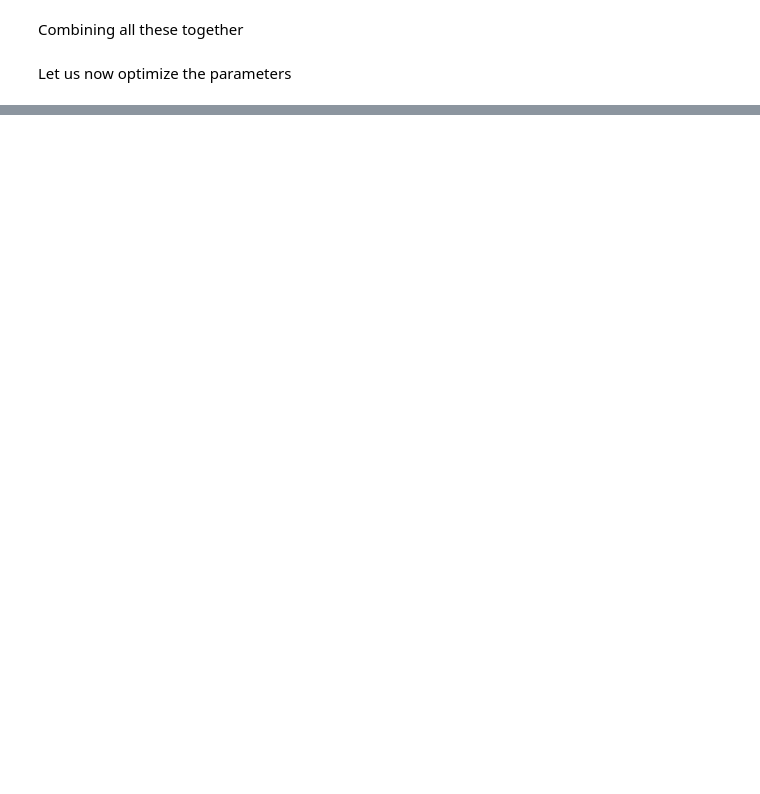
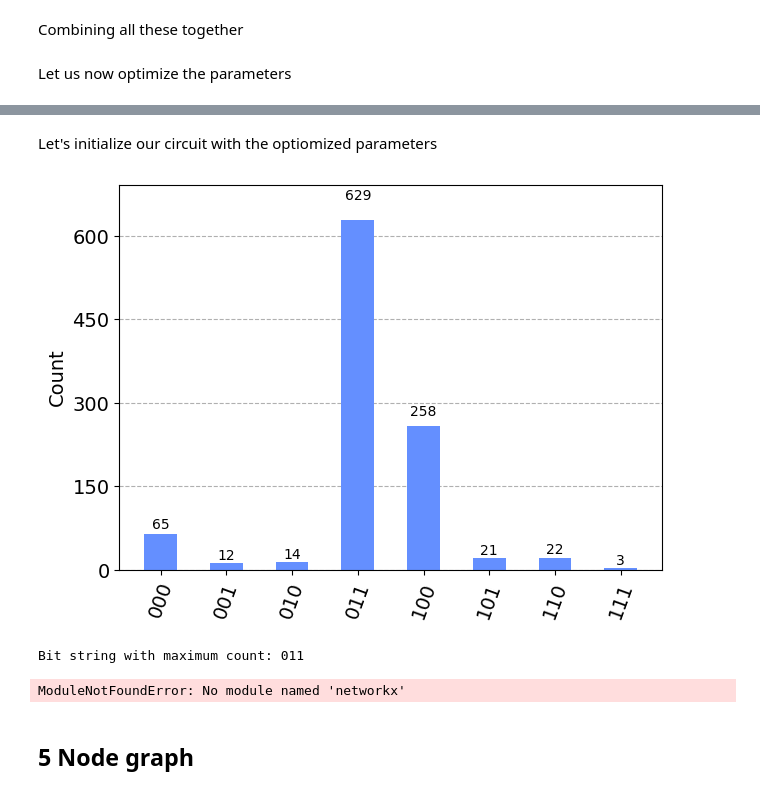
Before and after one commit to Matrixmang0/MIS-QAOA, a Jupyter notebook: Untitled.ipynb, the cells around one changed output, grey strips where cells are left out. Cells and saved outputs as stored; diff of their text form; code cells hidden in the pictures; blank space fills up the shorter version.

```diff
--- a/Untitled.ipynb
+++ b/Untitled.ipynb
@@ -417,4 +423,35 @@ MIS_energy(counts, edgesG1)
 # %% [markdown]
 Combining all these together
+# %%
+def optimization_objective(p, graph, num_nodes):
+
+    def objective(params):
+
+        gamma_params = params[:p]
+        beta_params = params[p:]
+
+        ansatz = MIS_Ansatz(p=p, num_nodes=num_nodes, gamma_params=gamma_params, beta_params=beta_params)
+
+        aersim = AerSimulator()
+        result = aersim.run(ansatz, seed_simulator=10).result()
+        counts = rev_bitstrings(result.get_counts())
+
+        energy = MIS_energy(counts, graph)
+
+        return energy
+
+    return objective
 # %% [markdown]
 Let us now optimize the parameters
+# %%
+from scipy.optimize import minimize
+
+p = 3
+
+objective = optimization_objective(p=p, graph=edgesG1, num_nodes=3)
+
+initial_params = [random.uniform(0, 2 * np.pi) for i in range(2*p)]
+
+op_job = minimize(objective, initial_params, method='COBYLA', options={'maxiter': 100, 'disp': True})
+
+op_job
@@ -420,0 +472,42 @@ Let us now optimize the parameters
+# %% [markdown]
+Let's initialize our circuit with the optiomized parameters
+# %%
+gamma_params = op_job['x'][p:]
+beta_params = op_job['x'][:p]
+
+circuit = MIS_Ansatz(p=p, num_nodes=3, gamma_params=gamma_params, beta_params=beta_params)
+
+aersim = AerSimulator()
+result = aersim.run(circuit, seed_simulator=10).result()
+counts = rev_bitstrings(result.get_counts())
+# %%
+from qiskit.visualization import plot_histogram
+
+plot_histogram(counts)
+# %% [output]
+[figure, added]
+# %%
+max_bitstring = max(counts, key=lambda x: counts[x])
+
+print("Bit string with maximum count:", max_bitstring)
+# %% [output]
+Bit string with maximum count: 011
+# %%
+import networkx as nx
+import matplotlib.pyplot as plt
+
+# Create the graph
+G1 = nx.Graph()
+G1.add_nodes_from(range(num_nodes1))
+G1.add_edges_from(edgesG1)
+
+# Assign colors based on the bit string
+node_colors = ['red' if bit == '1' else 'blue' for bit in max_bitstring]
+
+# Draw the graph with node colors
+nx.draw(G1, with_labels=True, node_color=node_colors)
+plt.show()
+# %% [output]
+ModuleNotFoundError: No module named 'networkx'
+# %% [markdown]
+## 5 Node graph
```
Also changed, not shown: parts of 13 cells of this notebook, 1 other file.
